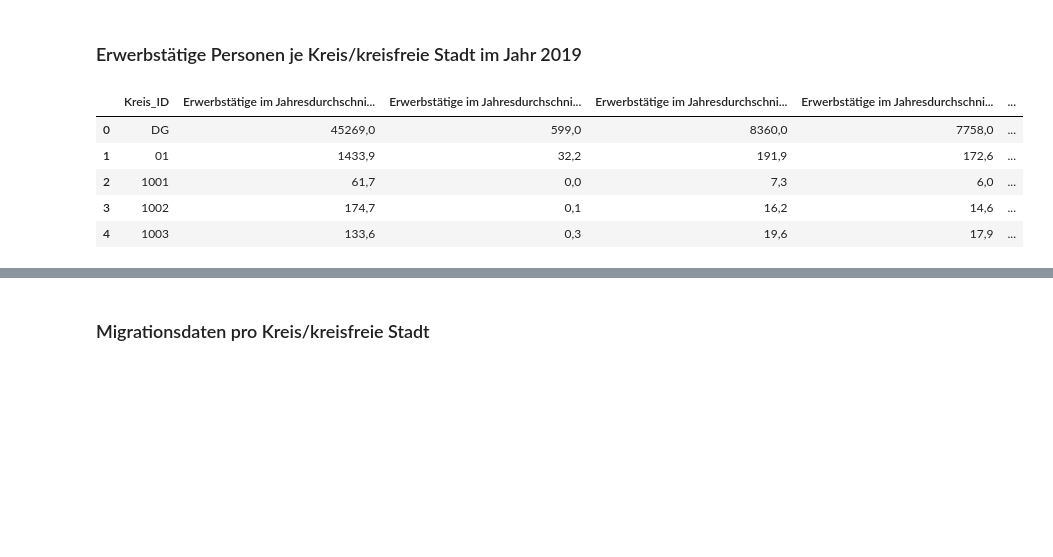
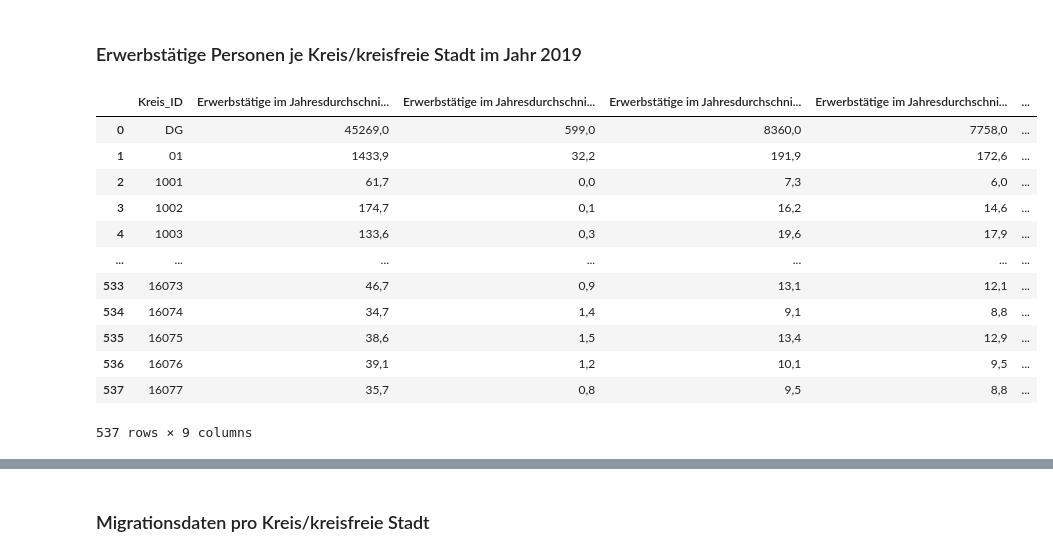
Before and after one commit to andreashrb/Python_for_DS_Project, a Jupyter notebook: interim_result/DataPreparation_Sebastian.ipynb, the cells around one changed output, grey strips where cells are left out. Saved outputs shown, nothing was run; the diff lists cells and outputs as text; code cells hidden in the pictures; blank space fills up the shorter version.

```diff
--- a/interim_result/DataPreparation_Sebastian.ipynb
+++ b/interim_result/DataPreparation_Sebastian.ipynb
@@ -202,27 +198,39 @@ merged_df3.head()
 # %%
 erwerbstätige_kreise_2019 = pd.read_csv("https://raw.githubusercontent.com/andreashrb/Python_for_DS_Project/main/data/Erwerbst%C3%A4tige%20-%20Kreise_nach%20Wirtschaftszweigen_2019.csv", encoding = 'ANSI', delimiter = ';', header = [0,1,2], skiprows=(0,1,2,3,545,546,547,548,549))
 
 # Zusammenführung der mehrstufigen (mehrfach indizierten) Spaltenstruktur
 erwerbstätige_kreise_2019.columns = [' '.join(col) for col in erwerbstätige_kreise_2019.columns]
 
 # Umbenennung von Spalten
 erwerbstätige_kreise_2019.rename(columns={'Unnamed: 0_level_0 Unnamed: 0_level_1 Unnamed: 0_level_2': 'Datum',
                                            'Unnamed: 1_level_0 Unnamed: 1_level_1 Unnamed: 1_level_2': 'Kreis_ID',
                                            'Unnamed: 2_level_0 Unnamed: 2_level_1 Unnamed: 2_level_2': 'Name'}, inplace=True)
 
 # Folgende Kreis_ID muss vorab eliminiert werden, da sie im folgenden Join mit der "logik" der Kürzung für die Spalte "Kreis_ID" ein Duplikat auf der Kreis_ID 1001 erzeugen würde
 erwerbstätige_kreise_2019 = erwerbstätige_kreise_2019[erwerbstätige_kreise_2019.Kreis_ID != '03241001']
 
 # Kürzen der Kreis_ID, um sie für den Join mit anderen Datensätzen vorzubereiten
 erwerbstätige_kreise_2019['Kreis_ID'] = np.where(erwerbstätige_kreise_2019['Kreis_ID'].str[0] == '0', erwerbstätige_kreise_2019['Kreis_ID'].str[-4:], erwerbstätige_kreise_2019['Kreis_ID'].str[-5:])
 
 erwerbstätige_kreise_2019.drop(['Datum', 'Name'], axis = 1, inplace = True)
-erwerbstätige_kreise_2019.head()
+
+# Die Regionalschlüssel für Hamburg und Berlin weichen vom Hauptdatensatz ab und müssen daher geändert werden
+erwerbstätige_kreise_2019['Kreis_ID']= erwerbstätige_kreise_2019['Kreis_ID'].replace(['02'], '2000')
+erwerbstätige_kreise_2019['Kreis_ID']= erwerbstätige_kreise_2019['Kreis_ID'].replace(['11'], '11000')
+
+erwerbstätige_kreise_2019
 # %% [output]
 |  | Kreis_ID | Erwerbstätige im Jahresdurchschni... | Erwerbstätige im Jahresdurchschni... | Erwerbstätige im Jahresdurchschni... | Erwerbstätige im Jahresdurchschni... | ... |
 | 0 | DG | 45269,0 | 599,0 | 8360,0 | 7758,0 | ... |
 | 1 | 01 | 1433,9 | 32,2 | 191,9 | 172,6 | ... |
 | 2 | 1001 | 61,7 | 0,0 | 7,3 | 6,0 | ... |
 | 3 | 1002 | 174,7 | 0,1 | 16,2 | 14,6 | ... |
 | 4 | 1003 | 133,6 | 0,3 | 19,6 | 17,9 | ... |
+| ... | ... | ... | ... | ... | ... | ... |
+| 533 | 16073 | 46,7 | 0,9 | 13,1 | 12,1 | ... |
+| 534 | 16074 | 34,7 | 1,4 | 9,1 | 8,8 | ... |
+| 535 | 16075 | 38,6 | 1,5 | 13,4 | 12,9 | ... |
+| 536 | 16076 | 39,1 | 1,2 | 10,1 | 9,5 | ... |
+| 537 | 16077 | 35,7 | 0,8 | 9,5 | 8,8 | ... |
+537 rows × 9 columns
 # %%
```
Also changed, not shown: parts of 18 cells of this notebook.
